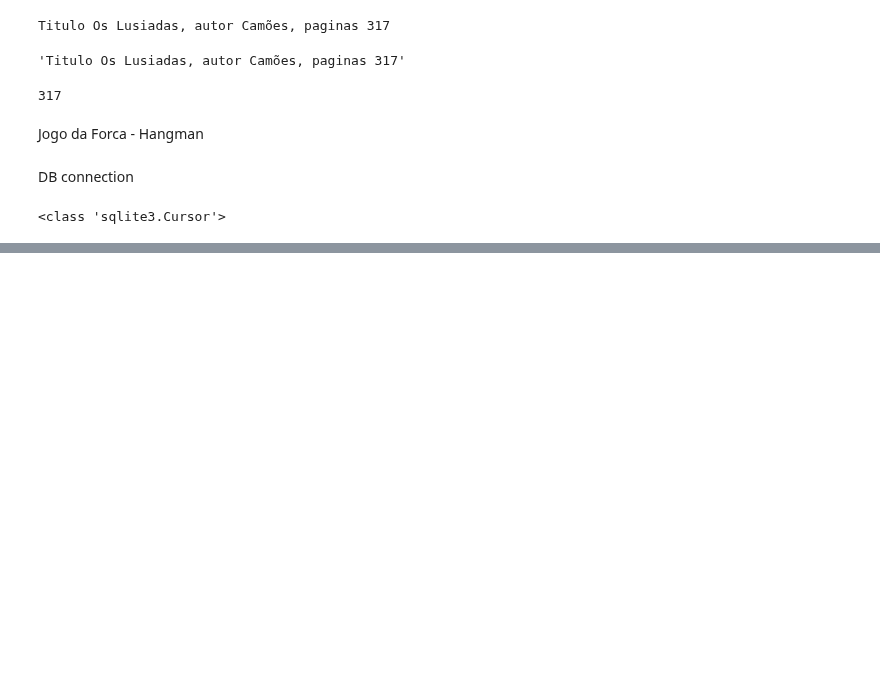
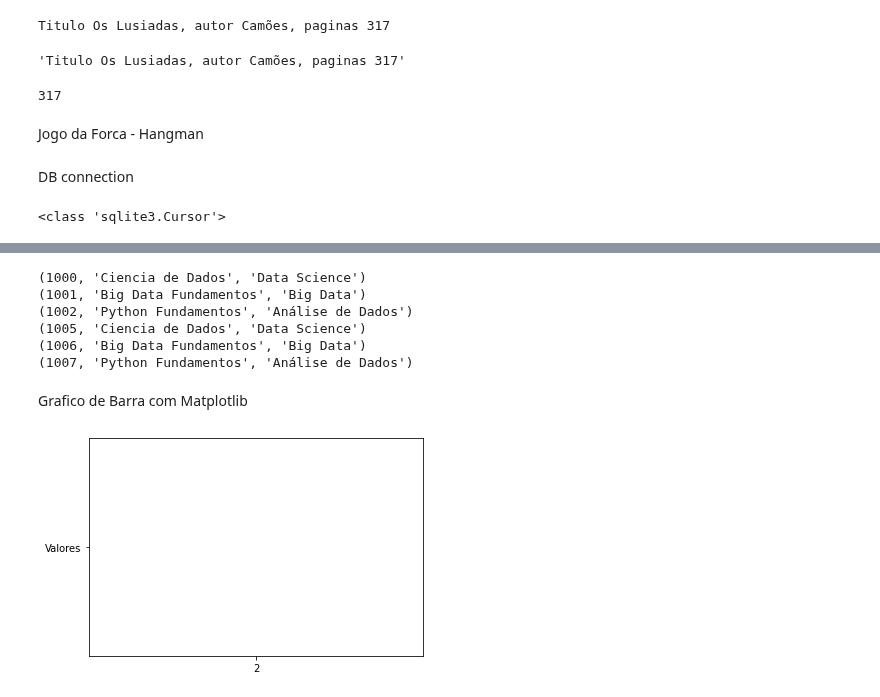
Before and after one commit to ACRainieri/pyspark, a Jupyter notebook: funcoes_spark_python.ipynb, the cells around one changed output, grey strips where cells are left out. Saved outputs shown, nothing was run; the diff lists cells and outputs as text; code cells hidden in the pictures; blank space fills up the shorter version.

```diff
--- a/funcoes_spark_python.ipynb
+++ b/funcoes_spark_python.ipynb
@@ -643,5 +641,39 @@ for rec in dados_insert:
 cursor.execute("select * from Cursos")
 dados = cursor.fetchall()
 
+conn.commit()
 for linhas in dados:
   print(linhas)
+
+#conn.close()
+# %% [output]
+(1000, 'Ciencia de Dados', 'Data Science')
+(1001, 'Big Data Fundamentos', 'Big Data')
+(1002, 'Python Fundamentos', 'Análise de Dados')
+(1005, 'Ciencia de Dados', 'Data Science')
+(1006, 'Big Data Fundamentos', 'Big Data')
+(1007, 'Python Fundamentos', 'Análise de Dados')
+# %% [markdown]
+Grafico de Barra com Matplotlib
+# %%
+import matplotlib.pyplot as plt
+#%matplotlib notebook # para exibir no Jupiter
+%matplotlib inline  #para exibir no Google colab
+
+def dados_graficos():
+  cursor.execute("select id, categoria from Cursos")
+
+  ids = []
+  valores = []
+  dados = cursor.fetchall()
+
+  for linha in dados:
+    ids.append('2')
+    valores.append('Valores')
+
+  plt.bar(ids, valores)
+  plt.show()
+
+dados_graficos()
+# %% [output]
+[figure, added]
```
Also changed, not shown: parts of 4 cells of this notebook.
